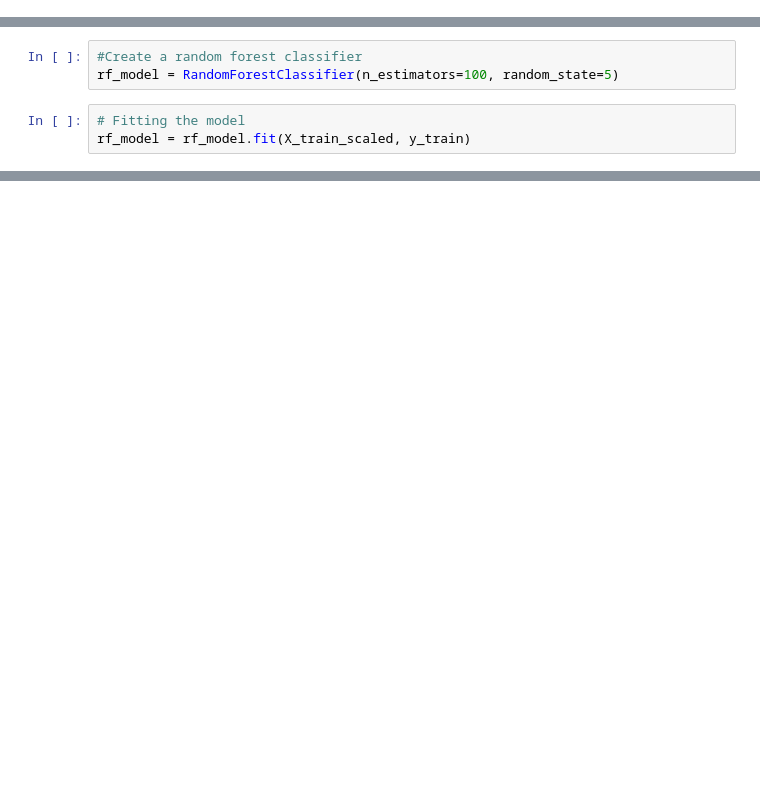
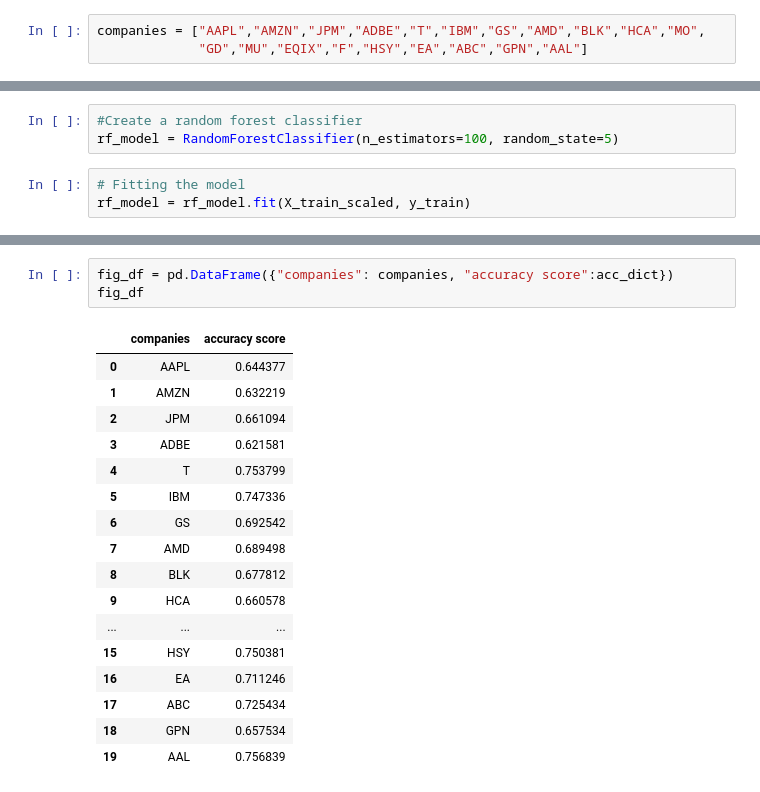
Before and after one commit to Kanackle/SP-500_stock_data, a Jupyter notebook: ML folder/machine learning- LSTM.ipynb, the cells around one changed output, grey strips where cells are left out. Drawn from its saved outputs; the diff is of its cells as text; blank space fills up the shorter version.

```diff
--- a/ML folder/machine learning- LSTM.ipynb
+++ b/ML folder/machine learning- LSTM.ipynb
@@ -10,6 +12,9 @@ from sklearn.ensemble import RandomForestClassifier
 from sklearn.preprocessing import StandardScaler
 from sklearn.model_selection import train_test_split
 from sklearn.metrics import confusion_matrix, accuracy_score, classification_report
+# %%
+companies = ["AAPL","AMZN","JPM","ADBE","T","IBM","GS","AMD","BLK","HCA","MO",
+             "GD","MU","EQIX","F","HSY","EA","ABC","GPN","AAL"]
 # %%
 #importing stock data
 stock_data_df = pd.read_csv('modified_stock_data.csv')
@@ -214,0 +393,21 @@ weighted avg       0.49      0.49      0.49       657
+# %%
+fig_df = pd.DataFrame({"companies": companies, "accuracy score":acc_dict})
+fig_df
+# %% [output]
+|  | companies | accuracy score |
+| 0 | AAPL | 0.644377 |
+| 1 | AMZN | 0.632219 |
+| 2 | JPM | 0.661094 |
+| 3 | ADBE | 0.621581 |
+| 4 | T | 0.753799 |
+| 5 | IBM | 0.747336 |
+| 6 | GS | 0.692542 |
+| 7 | AMD | 0.689498 |
+| 8 | BLK | 0.677812 |
+| 9 | HCA | 0.660578 |
+| ... | ... | ... |
+| 15 | HSY | 0.750381 |
+| 16 | EA | 0.711246 |
+| 17 | ABC | 0.725434 |
+| 18 | GPN | 0.657534 |
+| 19 | AAL | 0.756839 |
```
Also changed, not shown: parts of 17 cells of this notebook.
